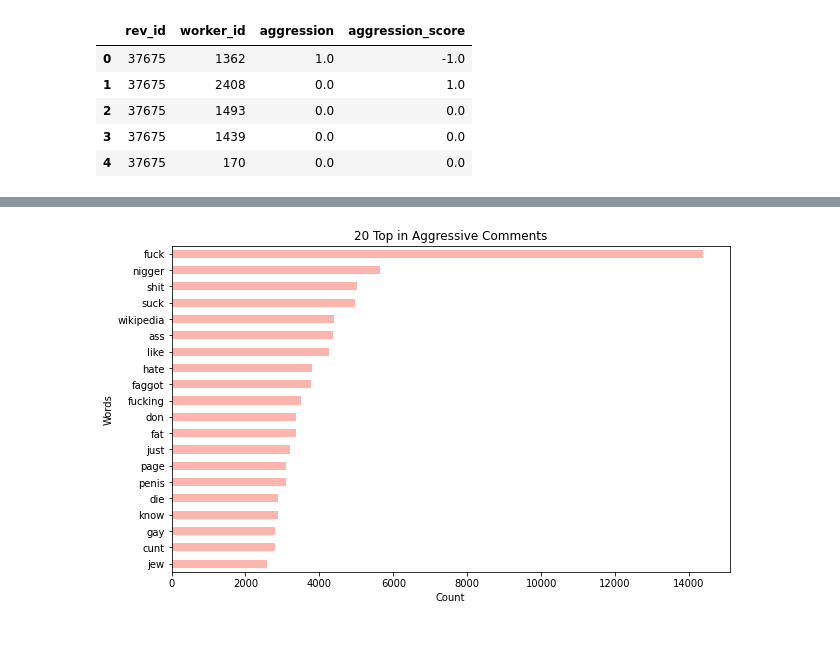
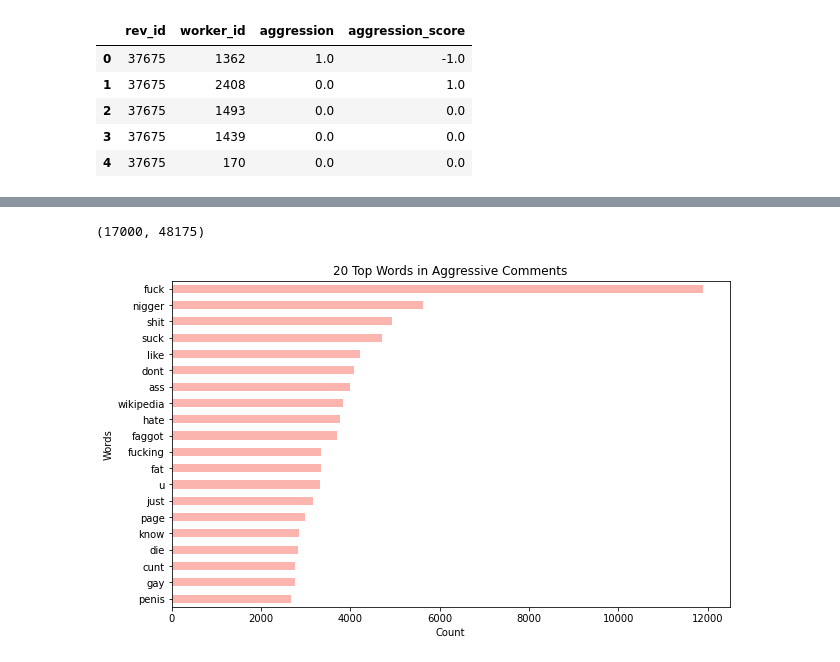
Before and after one commit to ctnormand1/cyber_bullying_detection, a Jupyter notebook: eda_cleaning/aggression_cleaning_EDA.ipynb, the cells around one changed output, grey strips where cells are left out. Drawn from its saved outputs; the diff is of its cells as text; code cells hidden in the pictures.

Commit message:
updated aggression cleaning and eda

```diff
--- a/eda_cleaning/aggression_cleaning_EDA.ipynb
+++ b/eda_cleaning/aggression_cleaning_EDA.ipynb
@@ -97,6 +119,0 @@ Name: label, dtype: float64
-# %%
-# remove the 'NEWLINE_TOKEN' text found at the beginning and ending of the comment text
-for i in range(len(aggression_df['comment'])):
-        x = aggression_df['comment'][i].replace('NEWLINE_TOKEN','')
-        aggression_df['comment'][i] = x
-aggression_df.head()
@@ -113,0 +120,11 @@ See the caveats in the documentation: https://pandas.pydata.org/pandas-docs/stab
+# %%
+# create a function to remove the 'NEWLINE_TOKEN' and non-alphanumeric text
+def clean_alnum(text):
+    if 'NEWLINE_TOKEN' in text:
+        text = text.replace('NEWLINE_TOKEN','')
+    for char in text:
+        if char.isalnum() == False and char != ' ':
+            text = text.replace(char,'')
+    return text
+# %%
+aggression_df['comment'] = aggression_df['comment'].apply(clean_alnum)
@@ -115,6 +204,6 @@ See the caveats in the documentation: https://pandas.pydata.org/pandas-docs/stab
 comments_aggressive = aggression_df[aggression_df['label']==1]['comment']
 comments_nonaggressive = aggression_df[aggression_df['label']==0]['comment']
 # %%
-# Instantiate CountVectorizer with default hyperparameters and stopwords
-cvec = CountVectorizer(stop_words = 'english')
+# Instantiate CountVectorizer with stopwords, token_patterns, and strip non-English texts
+cvec = CountVectorizer(stop_words = 'english', token_pattern = r'\w+|[A-Z]\w+', strip_accents = 'ascii')
 # %%
@@ -127,9 +226,13 @@ comments_aggressive_df = pd.DataFrame(comments_aggressive.todense(),
+# %%
+comments_aggressive_df.shape
+# %% [output]
+(17000, 48175)
 # %%
 # Plot 20 top words in aggressive comments
 plt.figure(figsize=(10,6))
 comments_aggressive_df.sum().sort_values(ascending=True).tail(20).plot(kind='barh', cmap='Pastel1')
 plt.xlabel('Count')
 plt.ylabel('Words')
-plt.title('20 Top in Aggressive Comments');
+plt.title('20 Top Words in Aggressive Comments');
 # %% [output]
-[figure, old version]
+[figure, new version]
```
Also changed, not shown: parts of 46 cells of this notebook, 1 other file.
